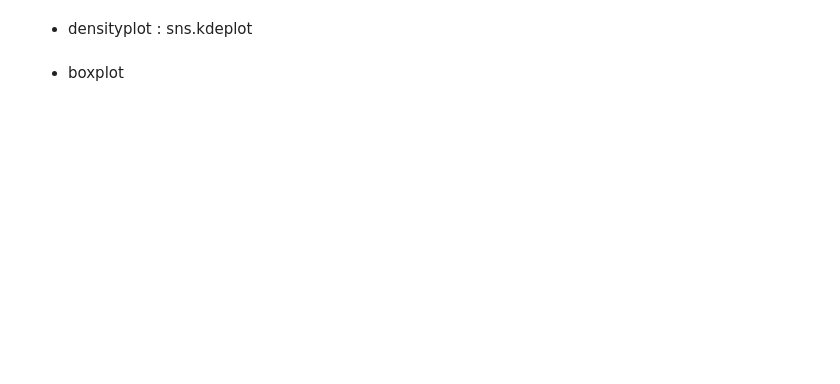
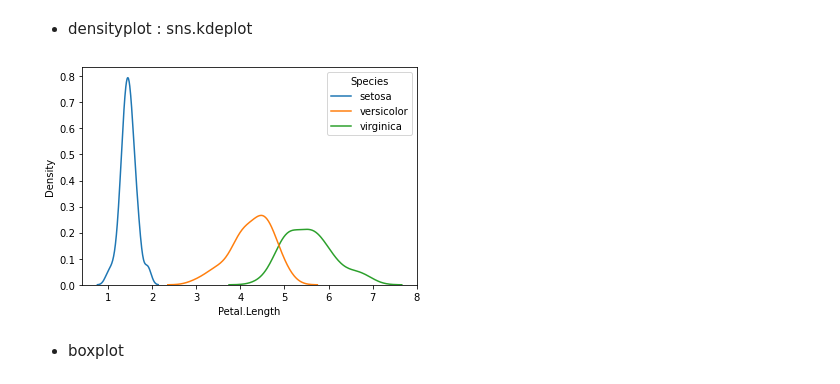
Before and after one commit to yeonsu98/KT-AIVLE-Python, a Jupyter notebook: 20220811/06과 seaborn 다양한 차트들.ipynb, the cells around one changed output. Cells and saved outputs as stored; diff of their text form; code cells hidden in the pictures; blank space fills up the shorter version.

```diff
--- a/20220811/06과 seaborn 다양한 차트들.ipynb
+++ b/20220811/06과 seaborn 다양한 차트들.ipynb
@@ -350,4 +398,9 @@ stock.head()
 # %% [markdown]
 * densityplot : sns.kdeplot
+# %%
+sns.kdeplot(data=iris, x='Petal.Length', hue='Species')
+plt.show()
+# %% [output]
+[figure, added]
 # %% [markdown]
 * boxplot
```
Also changed, not shown: parts of 26 cells of this notebook, 22 other files.
